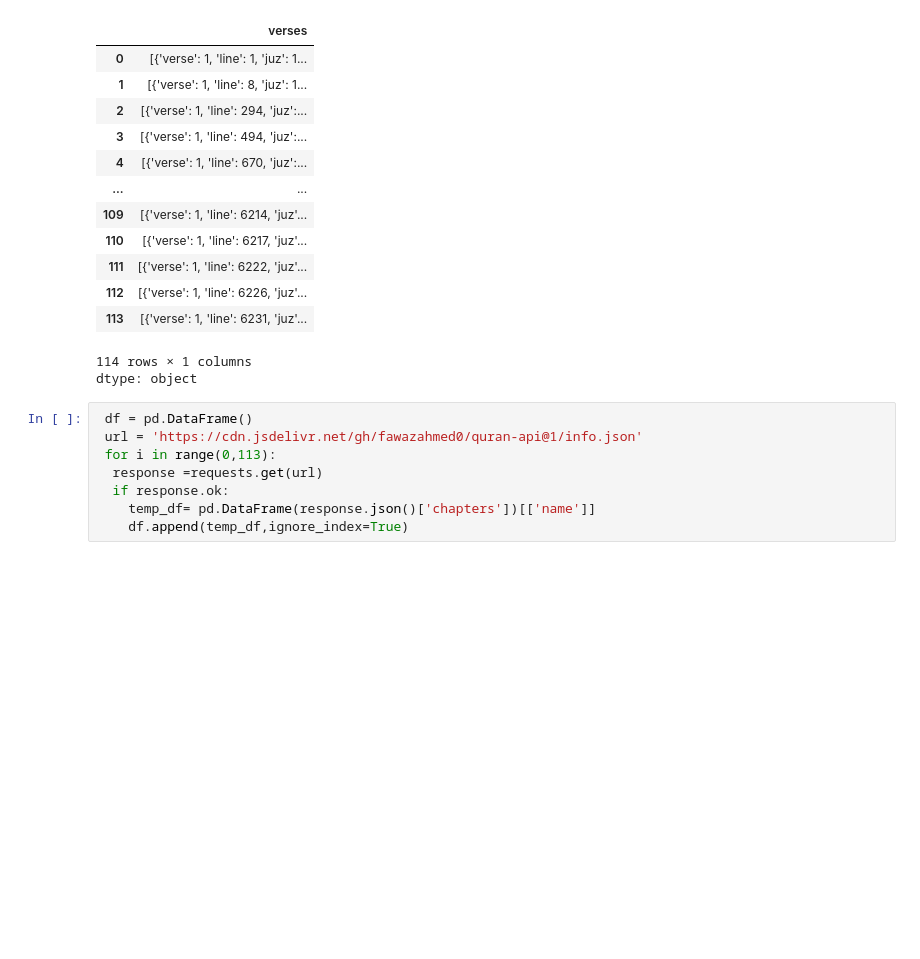
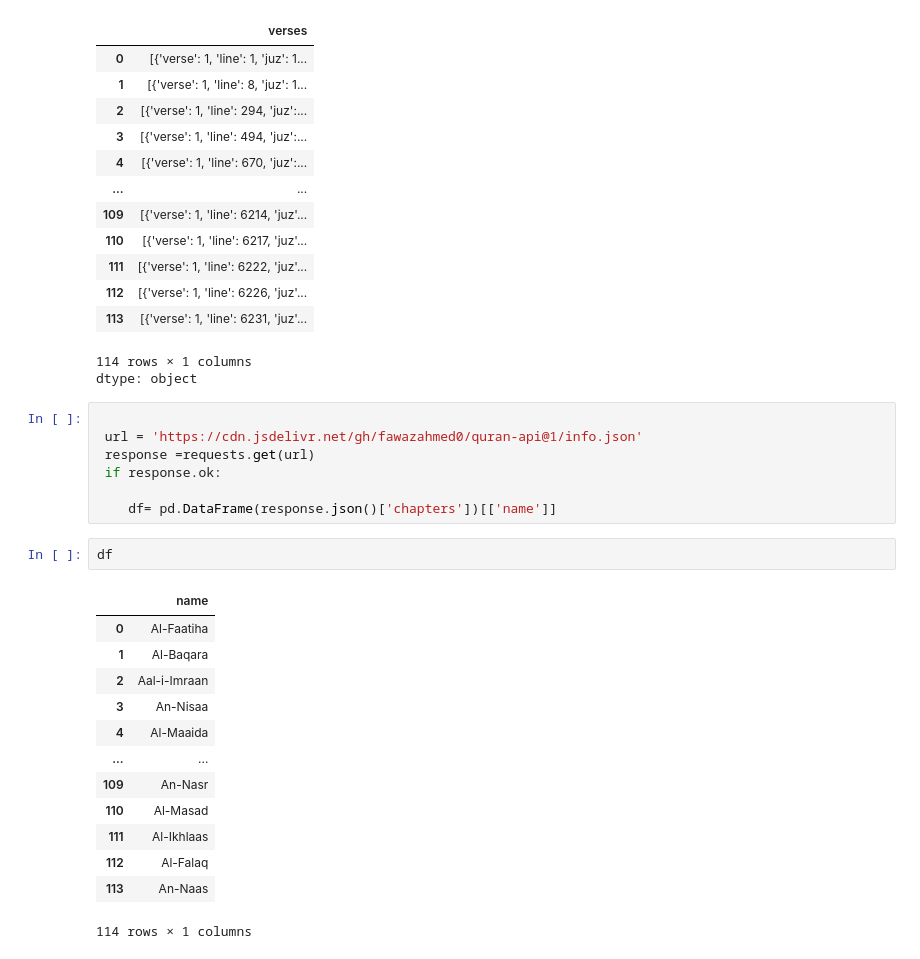
Before and after one commit to imtufail/Machine-Learning-, a Jupyter notebook: Working-With-Data/Working-With-APIs.ipynb, the cells around one changed output. Cells and saved outputs as stored; diff of their text form; blank space fills up the shorter version.

```diff
--- a/Working-With-Data/Working-With-APIs.ipynb
+++ b/Working-With-Data/Working-With-APIs.ipynb
@@ -163,10 +163,25 @@ df2
 114 rows × 1 columns
 dtype: object
 # %%
- df = pd.DataFrame()
+
  url = 'https://cdn.jsdelivr.net/gh/fawazahmed0/quran-api@1/info.json'
- for i in range(0,113):
-  response =requests.get(url)
-  if response.ok:
-    temp_df= pd.DataFrame(response.json()['chapters'])[['name']]
-    df.append(temp_df,ignore_index=True)
+ response =requests.get(url)
+ if response.ok:
+
+    df= pd.DataFrame(response.json()['chapters'])[['name']]
+# %%
+df
+# %% [output]
+|  | name |
+| 0 | Al-Faatiha |
+| 1 | Al-Baqara |
+| 2 | Aal-i-Imraan |
+| 3 | An-Nisaa |
+| 4 | Al-Maaida |
+| ... | ... |
+| 109 | An-Nasr |
+| 110 | Al-Masad |
+| 111 | Al-Ikhlaas |
+| 112 | Al-Falaq |
+| 113 | An-Naas |
+114 rows × 1 columns
```
